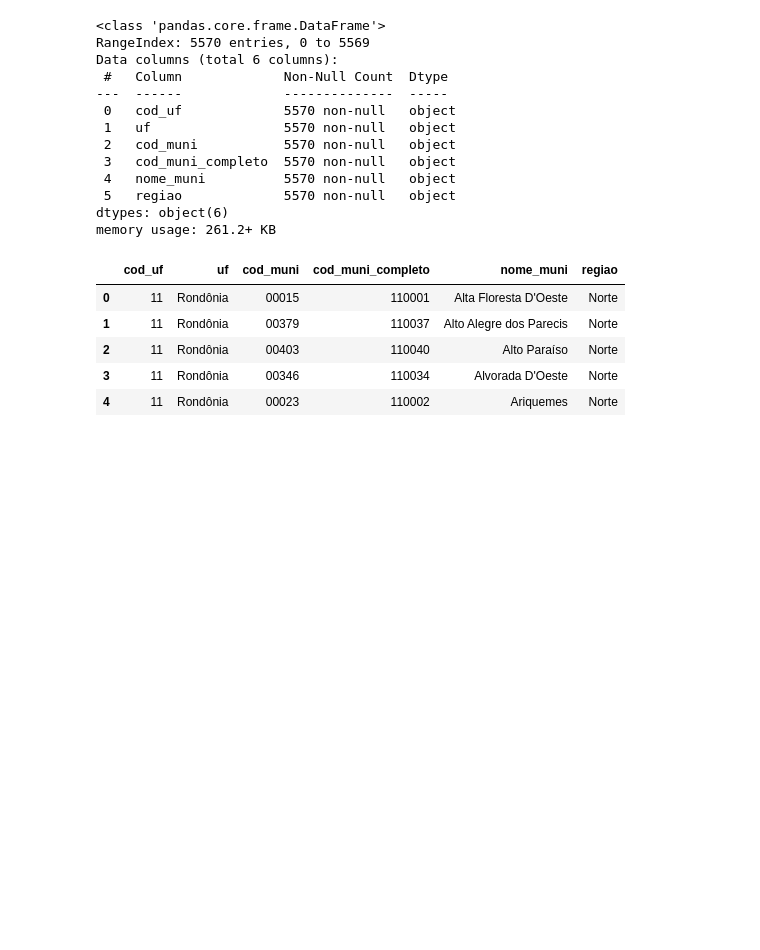
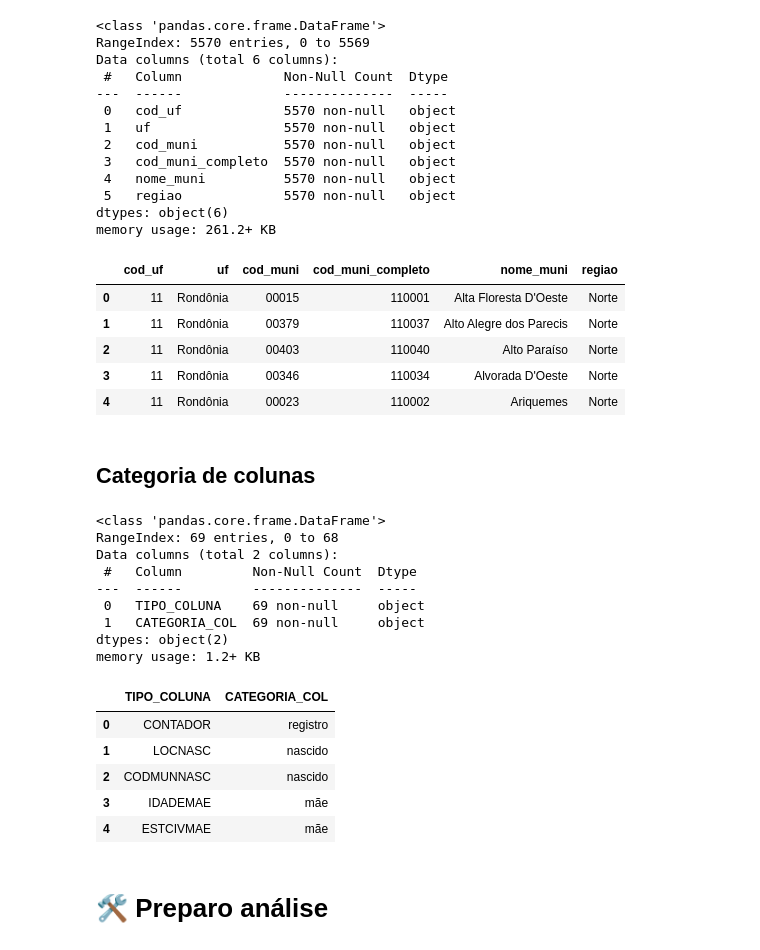
Before and after one commit to carolinegug/sinasc, a Jupyter notebook: sinasc_completude.ipynb, the cells around one changed output. Saved outputs shown, nothing was run; the diff lists cells and outputs as text; code cells hidden in the pictures; blank space fills up the shorter version.

```diff
--- a/sinasc_completude.ipynb
+++ b/sinasc_completude.ipynb
@@ -432,0 +428,26 @@ df_muni.to_csv('d_muni.csv', sep = ';', index=False)
+# %% [markdown]
+## Categoria de colunas
+# %%
+cat = r'C:\Users\carol\OneDrive\Estudos\MBA Data Science\TCC\SINASC\categoria_colunas.csv'
+df_cat = pd.read_csv(cat, sep =';', encoding='ISO-8859-1')
+# %%
+df_cat.info()
+df_cat.head()
+# %% [output]
+<class 'pandas.core.frame.DataFrame'>
+RangeIndex: 69 entries, 0 to 68
+Data columns (total 2 columns):
+ #   Column         Non-Null Count  Dtype
+---  ------         --------------  -----
+ 0   TIPO_COLUNA    69 non-null     object
+ 1   CATEGORIA_COL  69 non-null     object
+dtypes: object(2)
+memory usage: 1.2+ KB
+|  | TIPO_COLUNA | CATEGORIA_COL |
+| 0 | CONTADOR | registro |
+| 1 | LOCNASC | nascido |
+| 2 | CODMUNNASC | nascido |
+| 3 | IDADEMAE | mãe |
+| 4 | ESTCIVMAE | mãe |
+# %% [markdown]
+# 🛠️ Preparo análise
```
Also changed, not shown: parts of 16 cells of this notebook.
